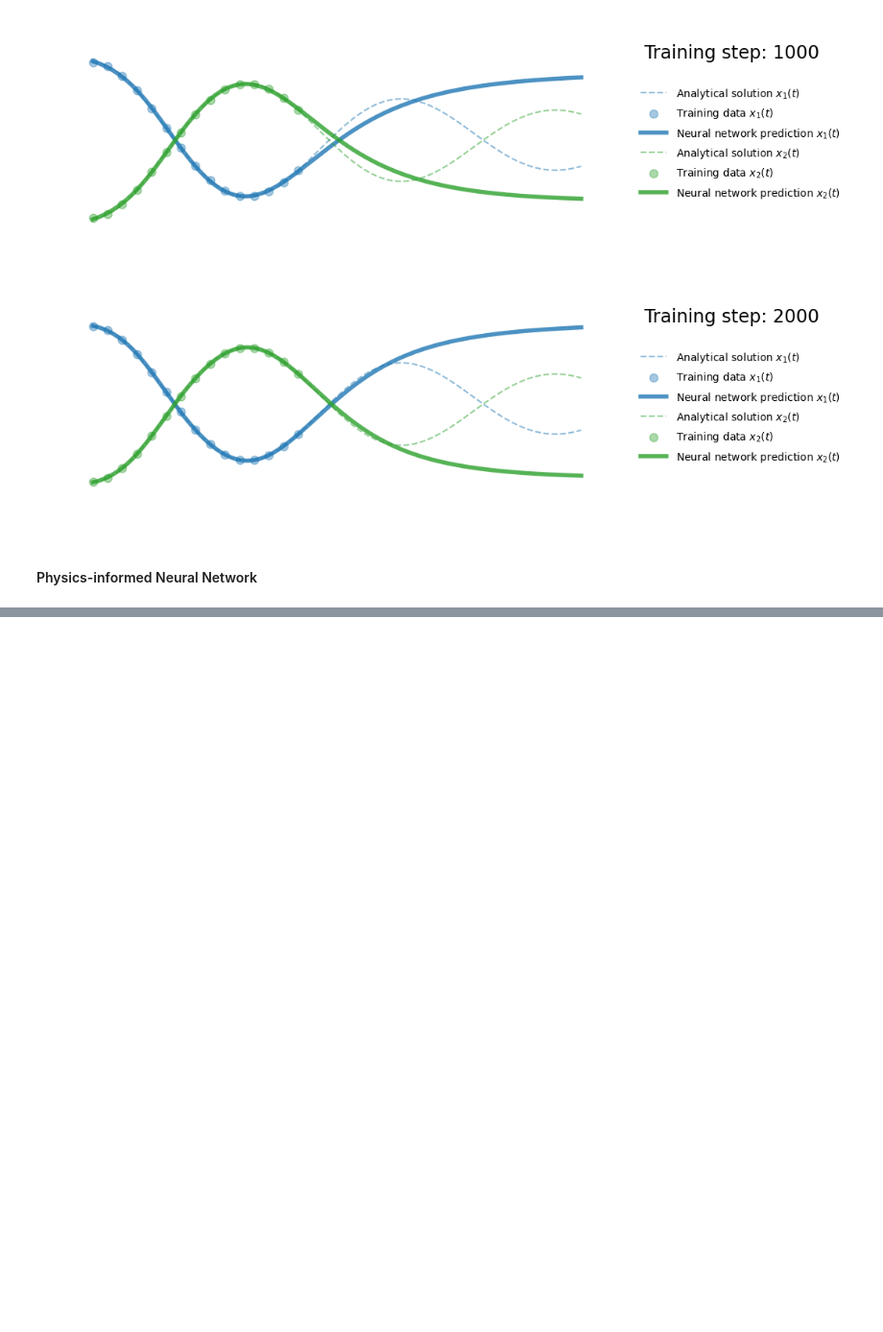
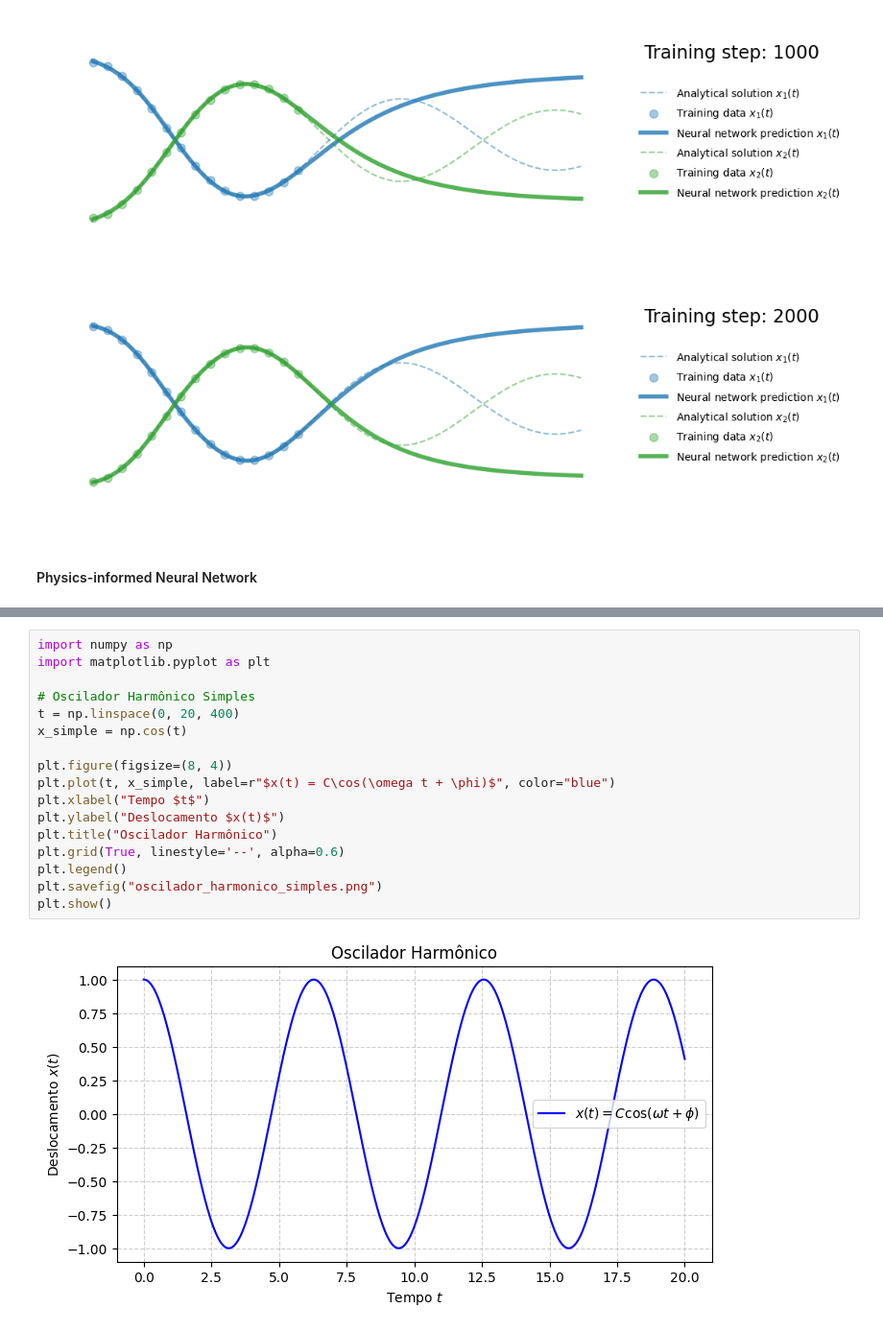
Before and after one commit to FabioDionysio/PINNs, a Jupyter notebook: src/03.Harmonic-oscillator/02.Harmonic-oscillator-2D-Linear.ipynb, the cells around one changed output, grey strips where cells are left out. Shown at 96% size. Saved outputs shown, nothing was run; the diff lists cells and outputs as text; blank space fills up the shorter version.

```diff
--- a/src/03.Harmonic-oscillator/02.Harmonic-oscillator-2D-Linear.ipynb
+++ b/src/03.Harmonic-oscillator/02.Harmonic-oscillator-2D-Linear.ipynb
@@ -151,0 +180,19 @@ for i in range(50000):
+# %%
+import numpy as np
+import matplotlib.pyplot as plt
+
+# Oscilador Harmônico Simples
+t = np.linspace(0, 20, 400)
+x_simple = np.cos(t)
+
+plt.figure(figsize=(8, 4))
+plt.plot(t, x_simple, label=r"$x(t) = C\cos(\omega t + \phi)$", color="blue")
+plt.xlabel("Tempo $t$")
+plt.ylabel("Deslocamento $x(t)$")
+plt.title("Oscilador Harmônico")
+plt.grid(True, linestyle='--', alpha=0.6)
+plt.legend()
+plt.savefig("oscilador_harmonico_simples.png")
+plt.show()
+# %% [output]
+[figure, added]
```
Also changed, not shown: parts of 4 cells of this notebook, 9 other files.
